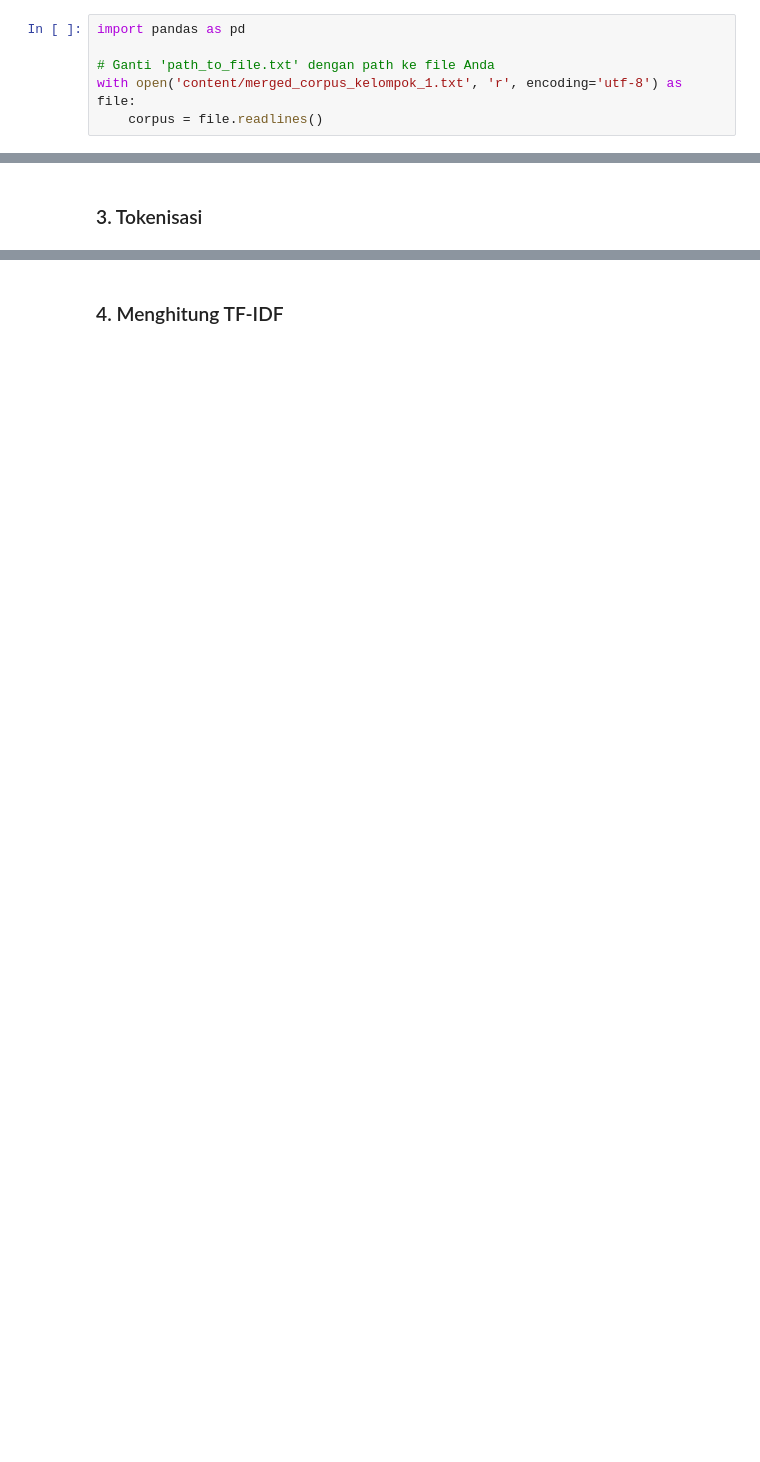
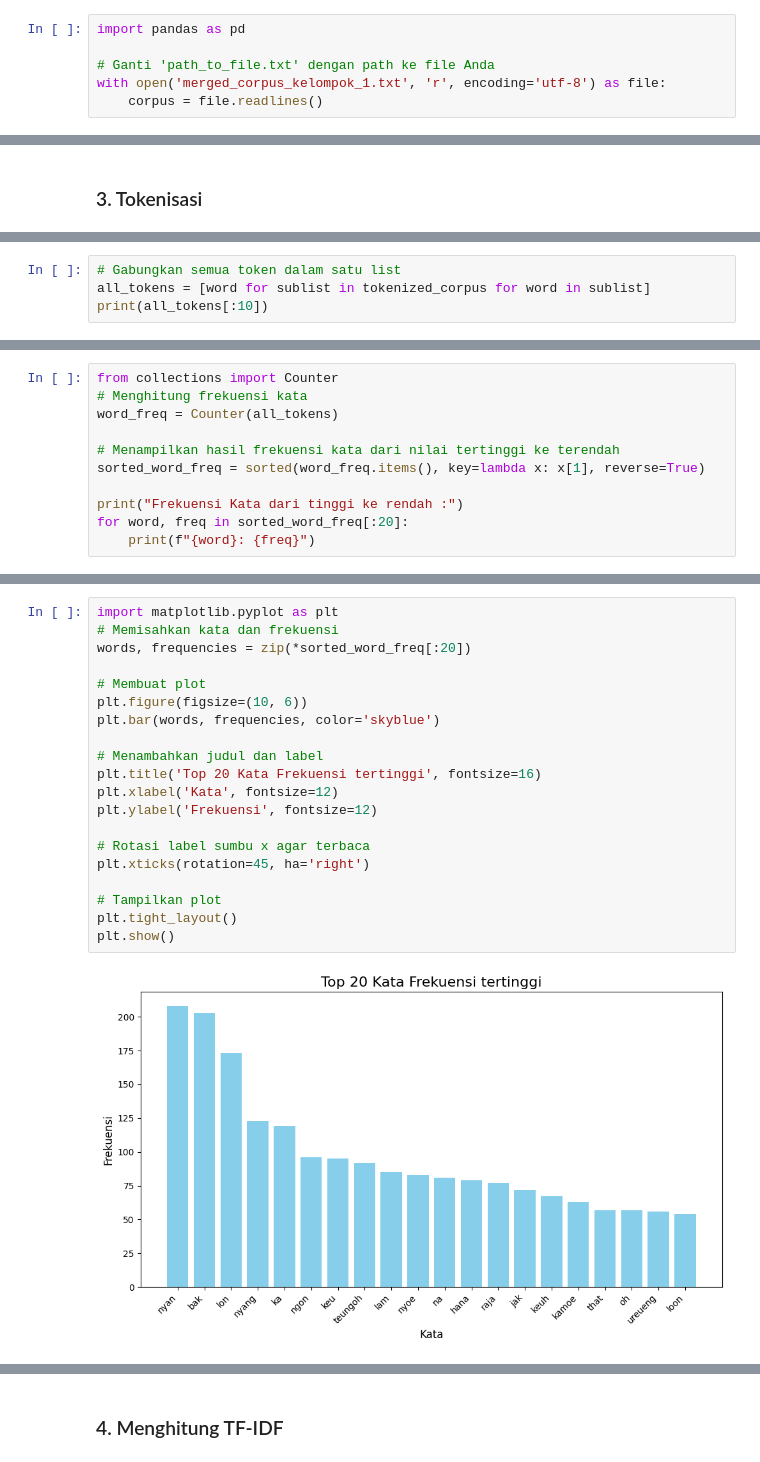
Before and after one commit to mrusqy/nlpachenese, a Jupyter notebook: Kelompok 1/TF-IDF_Kelompok_1.ipynb, the cells around one changed output, grey strips where cells are left out. Drawn from its saved outputs; the diff is of its cells as text; blank space fills up the shorter version.

Commit message:
Update TF-IDF_Kelompok_1.ipynb
Word Frequency, N-gram (Bigram dan Trigram), Sparsity, fitur, matrix

```diff
--- a/Kelompok 1/TF-IDF_Kelompok_1.ipynb
+++ b/Kelompok 1/TF-IDF_Kelompok_1.ipynb
@@ -56,7 +56,7 @@ membuat word embedding menggunakan TF-IDF dari corpus bahasa Aceh
 import pandas as pd
 
 # Ganti 'path_to_file.txt' dengan path ke file Anda
-with open('content/merged_corpus_kelompok_1.txt', 'r', encoding='utf-8') as file:
+with open('merged_corpus_kelompok_1.txt', 'r', encoding='utf-8') as file:
     corpus = file.readlines()
 # %% [markdown]
 ### 2. Pra-pemrosesan Teks
@@ -96,0 +108,4 @@ tokenized_corpus = [word_tokenize(text) for text in processed_corpus]
+# %%
+# Gabungkan semua token dalam satu list
+all_tokens = [word for sublist in tokenized_corpus for word in sublist]
+print(all_tokens[:10])
@@ -96,0 +120,11 @@ tokenized_corpus = [word_tokenize(text) for text in processed_corpus]
+# %%
+from collections import Counter
+# Menghitung frekuensi kata
+word_freq = Counter(all_tokens)
+
+# Menampilkan hasil frekuensi kata dari nilai tertinggi ke terendah
+sorted_word_freq = sorted(word_freq.items(), key=lambda x: x[1], reverse=True)
+
+print("Frekuensi Kata dari tinggi ke rendah :")
+for word, freq in sorted_word_freq[:20]:
+    print(f"{word}: {freq}")
@@ -96,0 +149,22 @@ tokenized_corpus = [word_tokenize(text) for text in processed_corpus]
+# %%
+import matplotlib.pyplot as plt
+# Memisahkan kata dan frekuensi
+words, frequencies = zip(*sorted_word_freq[:20])
+
+# Membuat plot
+plt.figure(figsize=(10, 6))
+plt.bar(words, frequencies, color='skyblue')
+
+# Menambahkan judul dan label
+plt.title('Top 20 Kata Frekuensi tertinggi', fontsize=16)
+plt.xlabel('Kata', fontsize=12)
+plt.ylabel('Frekuensi', fontsize=12)
+
+# Rotasi label sumbu x agar terbaca
+plt.xticks(rotation=45, ha='right')
+
+# Tampilkan plot
+plt.tight_layout()
+plt.show()
+# %% [output]
+[figure, added]
```
Also changed, not shown: parts of 17 cells of this notebook.
